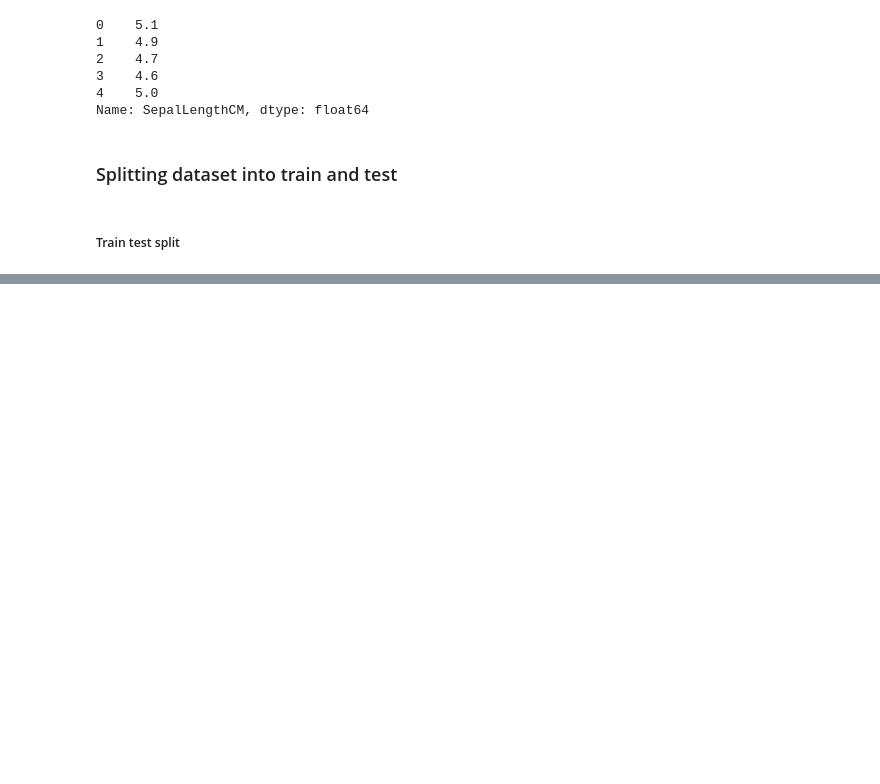
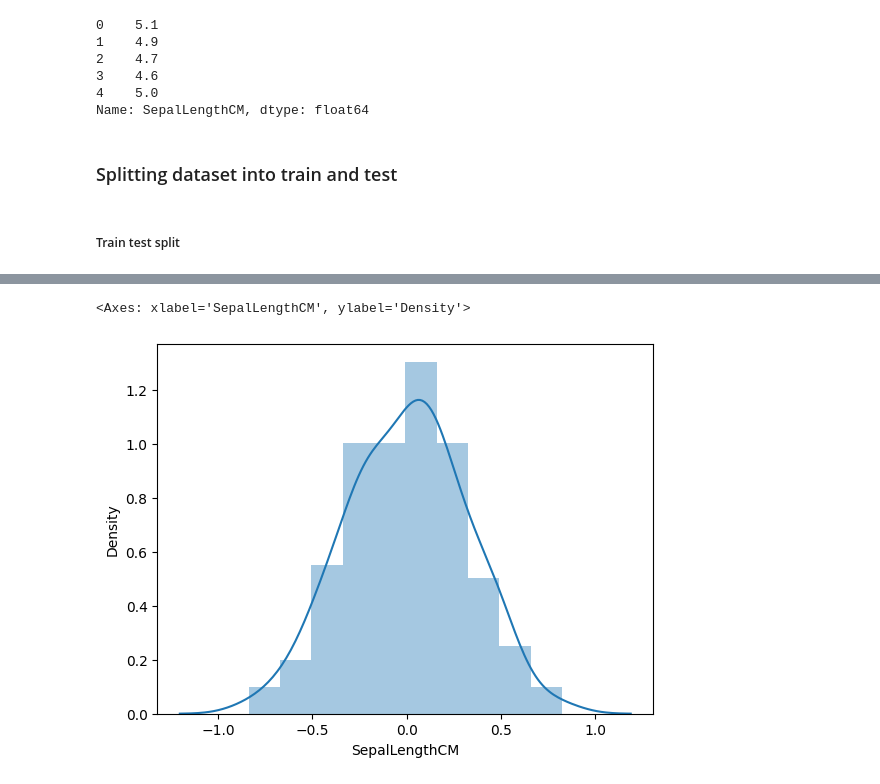
Before and after one commit to shubhamg-2710/LinearRegression, a Jupyter notebook: Linear Regression-Model.ipynb, the cells around one changed output, grey strips where cells are left out. Drawn from its saved outputs; the diff is of its cells as text; code cells hidden in the pictures; blank space fills up the shorter version.

```diff
--- a/Linear Regression-Model.ipynb
+++ b/Linear Regression-Model.ipynb
@@ -501,0 +736,5 @@ y_test.shape
+# %%
+sns.distplot(residuals)
+# %% [output]
+<Axes: xlabel='SepalLengthCM', ylabel='Density'>
+[figure, added]
```
Also changed, not shown: parts of 83 cells of this notebook.
